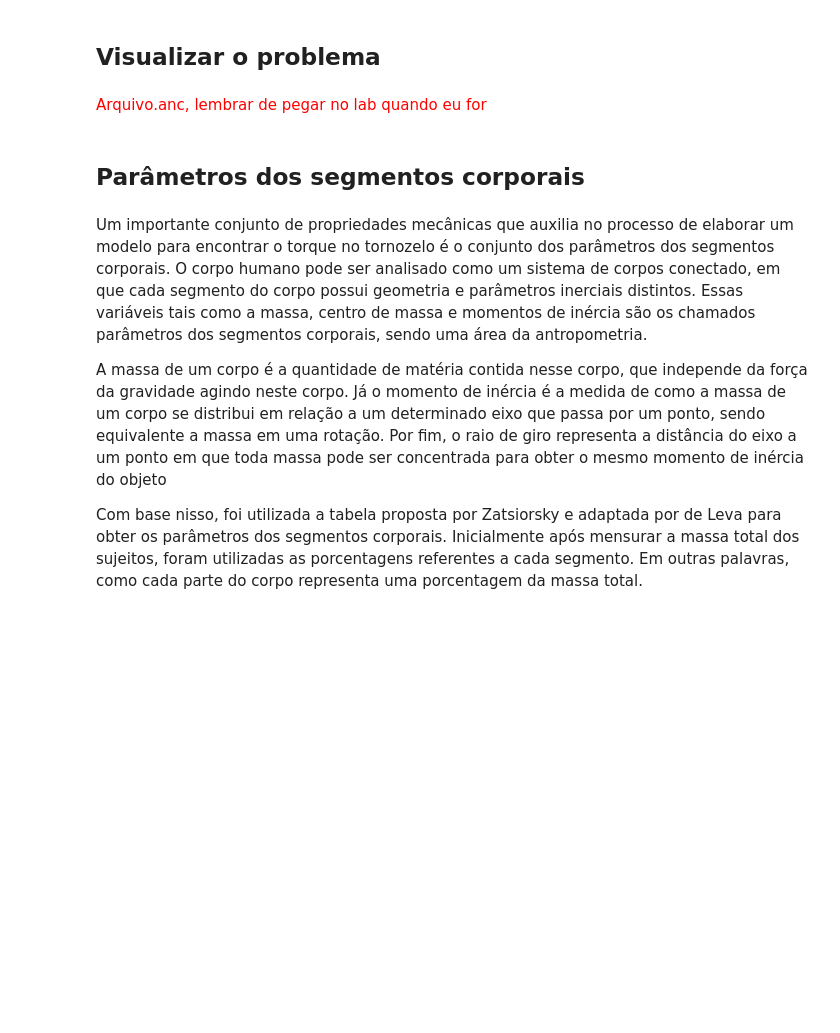
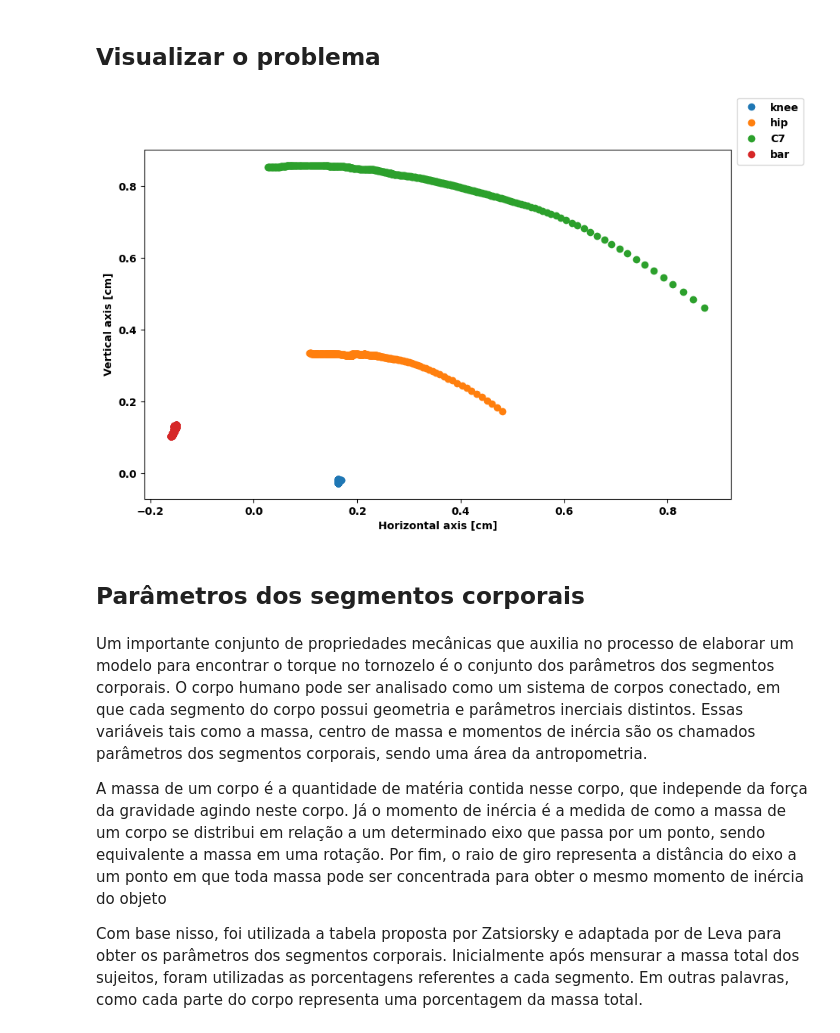
Before and after one commit to lucassantanasilva/NordicHams, a Jupyter notebook: notebooks/TG_Lucas_Nordic_Hamstring_Exercise.ipynb, the cells around one changed output. Saved outputs shown, nothing was run; the diff lists cells and outputs as text; code cells hidden in the pictures; blank space fills up the shorter version.

```diff
--- a/notebooks/TG_Lucas_Nordic_Hamstring_Exercise.ipynb
+++ b/notebooks/TG_Lucas_Nordic_Hamstring_Exercise.ipynb
@@ -34,9 +34,10 @@ from detect_onset import detect_onset
 Os dados contendo as posições das marcas durante a execução do movimento de flexão nórdica foram exportados em um arquivo de texto pelo software SkillSpector e os dados do dinamômetro isocinético, considerado o nosso padrão ouro, foram exportados em formato .anc pelo software Cortex.
 # %%
 # Arquivos de texto
-filePath = Path('../data')
+filePath = Path('./../data')
 filename = filePath / 'Dados_coleta_without_weight2.txt'
 data = pd.read_csv(filename,sep='\t', skiprows=5)
+data.drop(labels='Unnamed: 8', axis=1, inplace=True)
 data.head()
 # %% [output]
 |  | Joelho - X pos | Joelho - Y pos | Quadril - X pos | Quadril - Y pos | C7 - X pos | C7 - Y pos | ... |
@@ -47,0 +58,14 @@ data.head()
+# %%
+rot = np.array([[0,1],[1,0]]) # rotate markers
+data_temp = np.empty(shape=data.values.shape) * np.NaN
+for i in range(int(data.values.shape[1]/2)):
+    data_temp[:,2*i:2*(i+1)] = np.dot(data.values[:,2*i:2*(i+1)], rot)
+# Replace values pandas df
+data_temp = data_temp/100 # convert to meters
+# Rename columns
+joints = ['knee','hip','C7','bar']
+axes   = ['X','Y']
+mkr_lbl= [mkr+'_'+xyz for mkr in joints for xyz in axes]
+df = pd.DataFrame(data=data_temp, columns=mkr_lbl)
+
+df
@@ -52,5 +88,13 @@ dataV = data.values[:,:-1] # delete the last column
-# %% [markdown]
-<font color='red'> Arquivo.anc, lembrar de pegar no lab quando eu for
+# %%
+fig, axs = plt.subplots(1, figsize=(10,6))
+axs.plot(df.values[:,::2],df.values[:,1::2],'o', label=joints)
+axs.set_xlabel('Horizontal axis [cm]')
+axs.set_ylabel('Vertical axis [cm]')
+fig.legend(loc='upper right')
+
+plt.show()
+# %% [output]
+[figure, added]
 # %% [markdown]
 ## Parâmetros dos segmentos corporais
 # %% [markdown]
```
Also changed, not shown: parts of 53 cells of this notebook, 4 other files.
